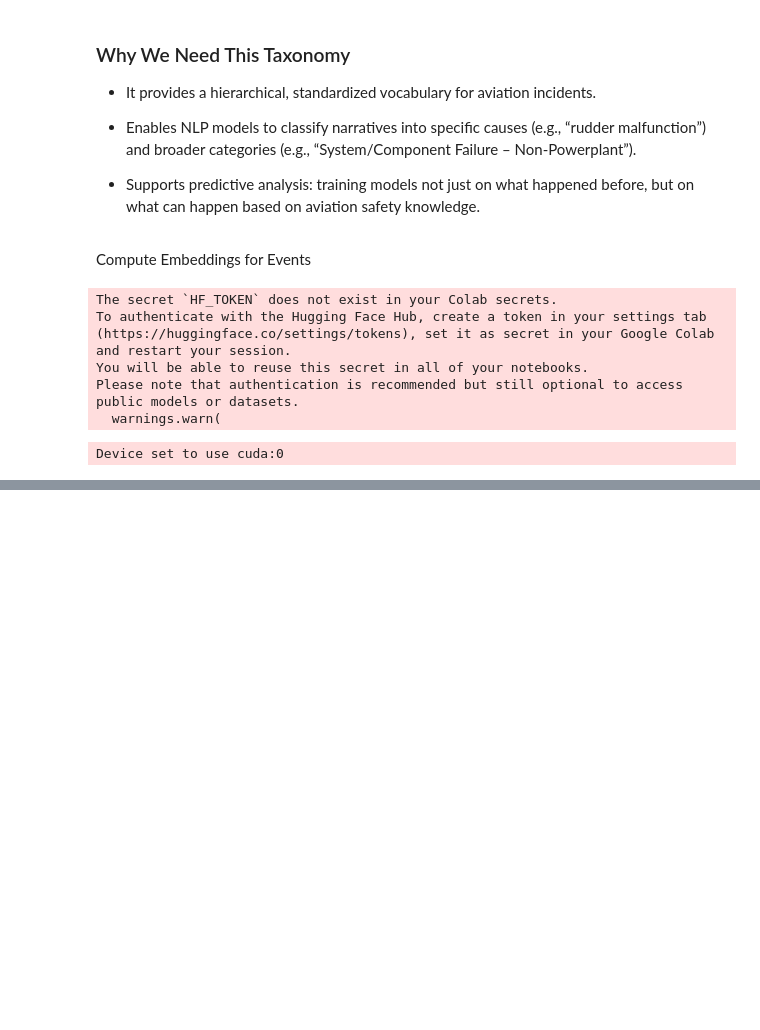
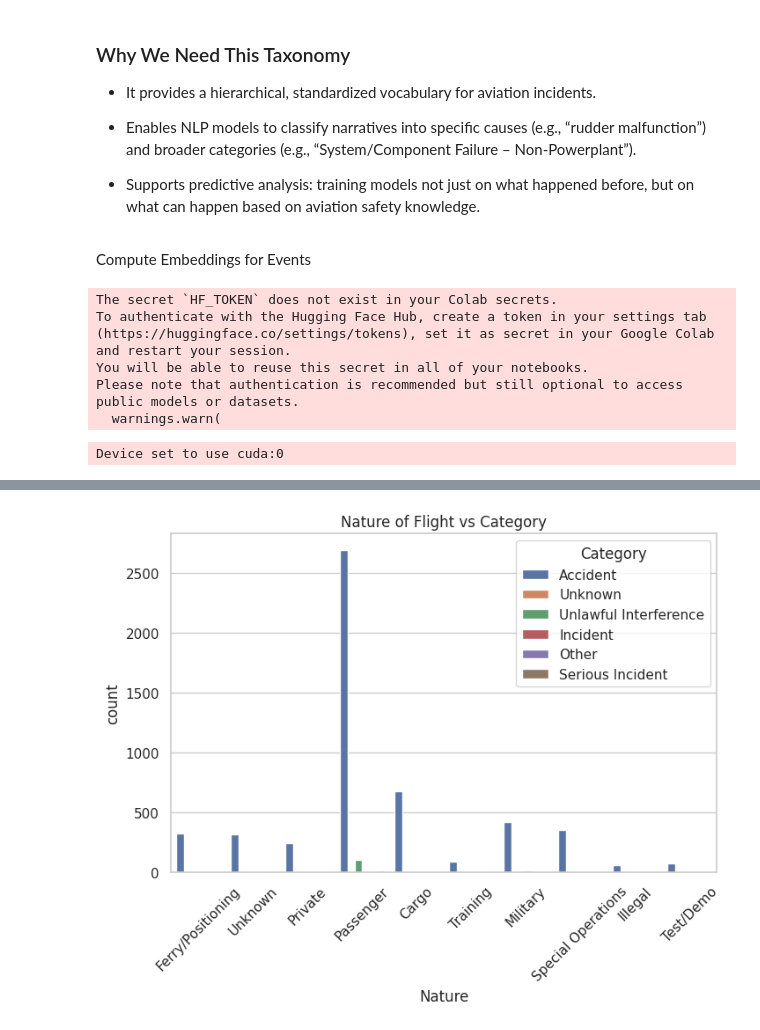
Before and after one commit to author-sanjay/AirSafetyAI, a Jupyter notebook: AirCraftAccidentDataAnalysis.ipynb, the cells around one changed output, grey strips where cells are left out. Cells and saved outputs as stored; diff of their text form; code cells hidden in the pictures; blank space fills up the shorter version.

```diff
--- a/AirCraftAccidentDataAnalysis.ipynb
+++ b/AirCraftAccidentDataAnalysis.ipynb
@@ -473,0 +508,9 @@ Processed batch 170-180, saved to /content/drive/MyDrive/accidents.json
+# %%
+# 3. Nature vs Category
+plt.figure(figsize=(8,5))
+sns.countplot(data=df, x="Nature", hue="Category")
+plt.title("Nature of Flight vs Category")
+plt.xticks(rotation=45)
+plt.show()
+# %% [output]
+[figure, added]
```
Also changed, not shown: parts of 12 cells of this notebook.
